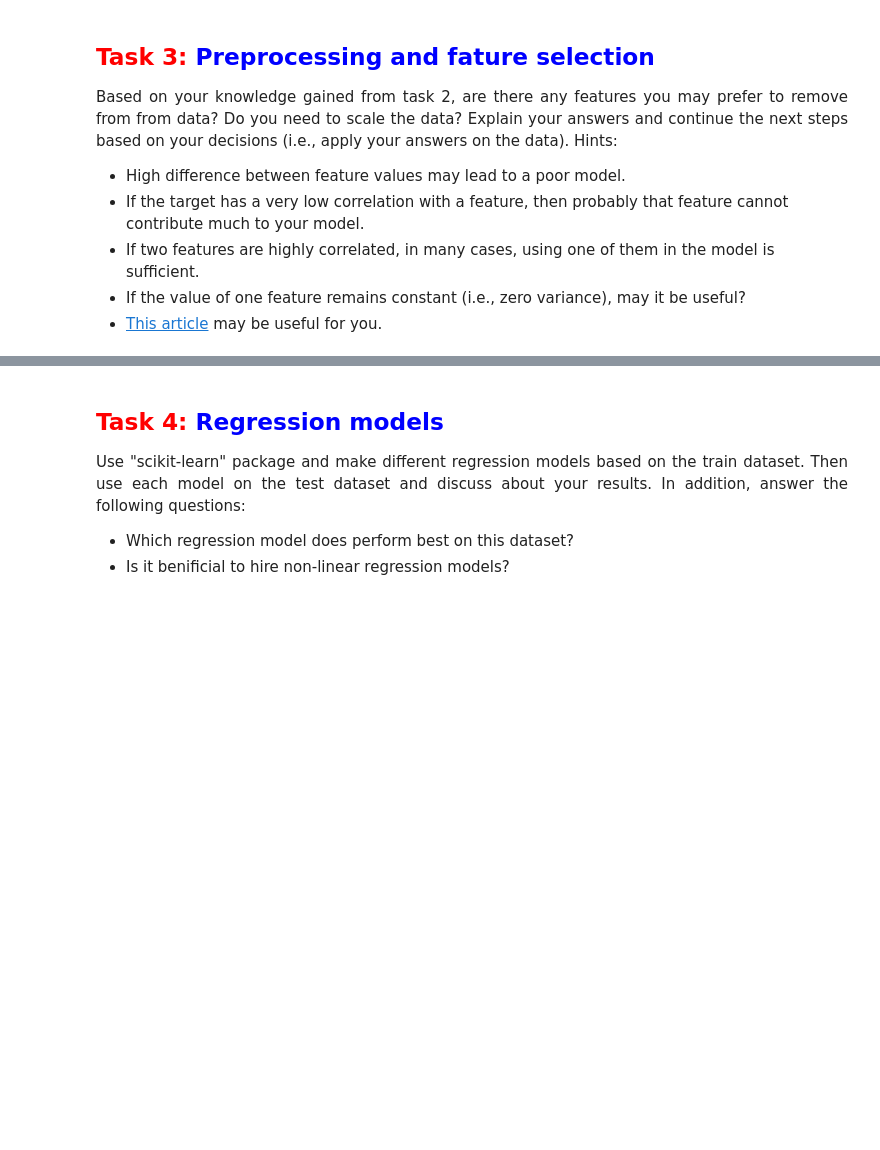
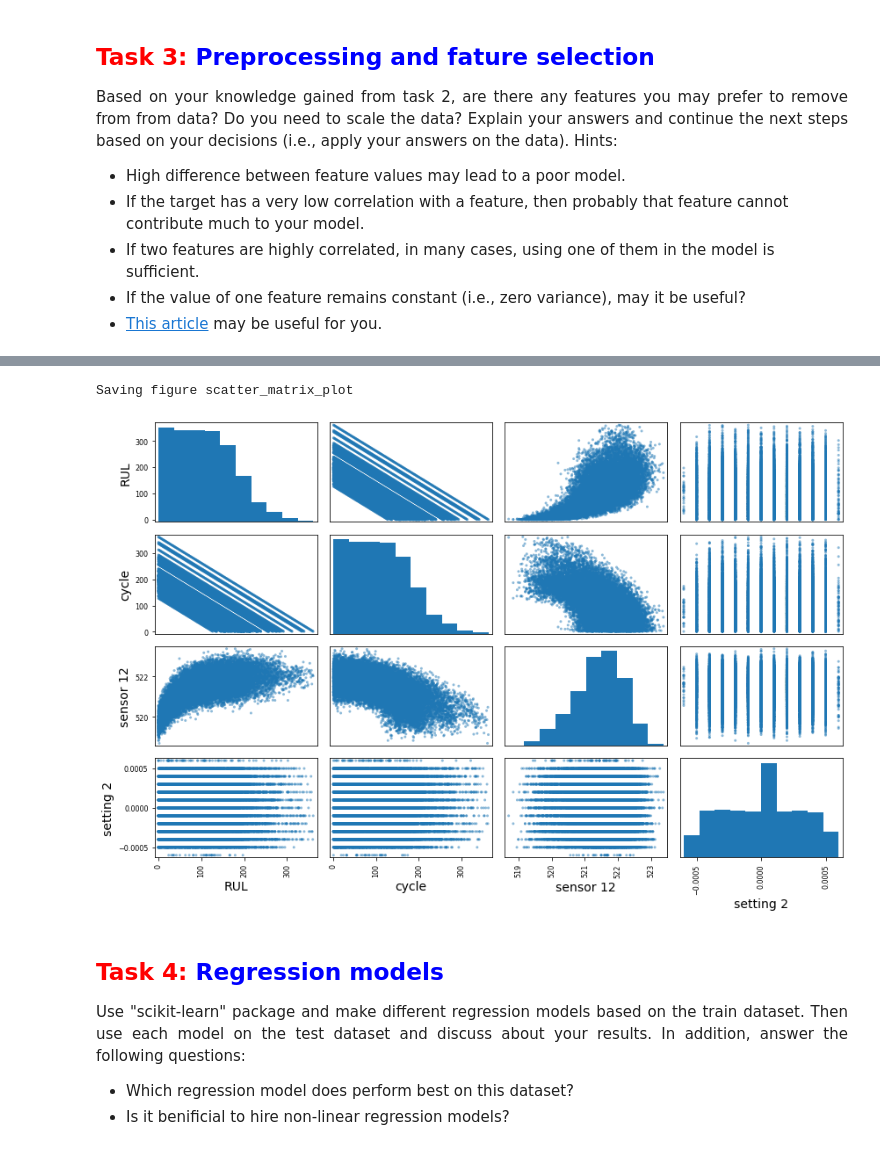
Before and after one commit to larsRikard/Machine-learning-and-sensor-technology, a Jupyter notebook: Assignment 2/Assignment 2 - NASA Turbofan Jet Engine dataset.ipynb, the cells around one changed output, grey strips where cells are left out. Saved outputs shown, nothing was run; the diff lists cells and outputs as text; code cells hidden in the pictures; blank space fills up the shorter version.

```diff
--- a/Assignment 2/Assignment 2 - NASA Turbofan Jet Engine dataset.ipynb
+++ b/Assignment 2/Assignment 2 - NASA Turbofan Jet Engine dataset.ipynb
@@ -161,3 +182,15 @@ Saving figure AttributeHistogram
+# %%
+#Plot
+from pandas.plotting import scatter_matrix
+
+attributes = ["RUL", "cycle", "sensor 12",
+              "setting 2"]
+scatter_matrix(fd_001_train[attributes], figsize=(12, 8))
+save_fig("scatter_matrix_plot")  # extra code
+plt.show()
+# %% [output]
+Saving figure scatter_matrix_plot
+[figure, added]
 # %%
 #Data cleaning
 
```
Also changed, not shown: parts of 2 cells of this notebook, 1 other file.
